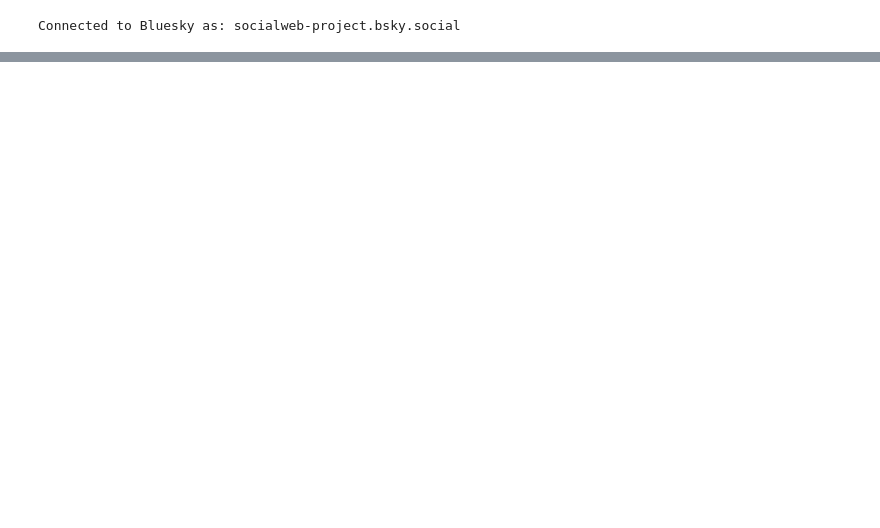
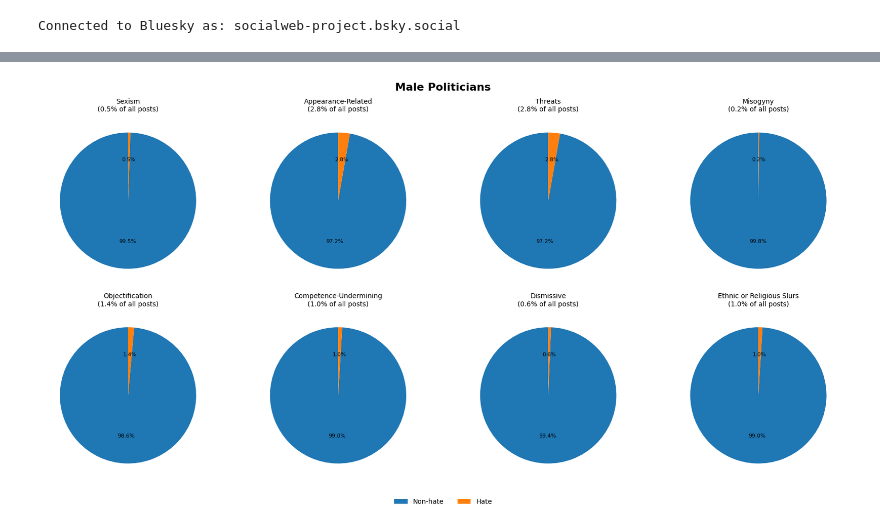
Before and after one commit to moriahowens/SocialWebProject, a Jupyter notebook: Bluesky.ipynb, the cells around one changed output, grey strips where cells are left out. Saved outputs shown, nothing was run; the diff lists cells and outputs as text; code cells hidden in the pictures; blank space fills up the shorter version.

```diff
--- a/Bluesky.ipynb
+++ b/Bluesky.ipynb
@@ -302,0 +695,66 @@ Breakdown by category:
+# %%
+
+# Add global legend
+fig.legend(
+    labels=["Non-hate", "Hate"],
+    loc="lower center",
+    ncol=2,
+    fontsize=10,
+    frameon=False
+)
+
+category_counts = {
+    category: len([p for p in malepol_posts if category in p.get('hate_categories', [])])
+    for category in hate_keywords.keys()
+}
+
+total_posts = len(name_posts)
+
+colors = ["#1f77b4", "#ff7f0e"]   # [non-hate, hate]
+
+pretty_labels = {
+    "sexist": "Sexism",
+    "appearance": "Appearance-Related",
+    "threats": "Threats",
+    "misogyny": "Misogyny",
+    "objectification": "Objectification",
+    "competence_undermining": "Competence-Undermining",
+    "dismissive": "Dismissive",
+    "ethnic_religious_slurs": "Ethnic or Religious Slurs"
+}
+
+fig, axes = plt.subplots(2, 4, figsize=(18, 9))
+fig.suptitle("Male Politicians", fontsize=16, fontweight="bold")
+axes = axes.flatten()
+
+for i, (category, count) in enumerate(category_counts.items()):
+    ax = axes[i]
+
+    hate_pct = (count / total_posts) * 100 if total_posts > 0 else 0
+    sizes = [total_posts - count, count]
+
+    ax.pie(
+        sizes,
+        colors=colors,
+        autopct=lambda pct: f"{pct:.1f}%" if pct > 0 else "",
+        startangle=90,
+        textprops={'fontsize': 8}
+    )
+
+    ax.set_title(f"{pretty_labels[category]}\n({hate_pct:.1f}% of all posts)", fontsize=10)
+
+plt.tight_layout()
+
+
+fig.legend(
+    labels=["Non-hate", "Hate"],
+    loc="lower center",
+    ncol=2,
+    fontsize=10,
+    frameon=False
+)
+
+plt.tight_layout(rect=[0, 0.05, 1, 1])  # leave space for legend
+plt.show()
+# %% [output]
+[figure, added]
```
Also changed, not shown: parts of 18 cells of this notebook.
